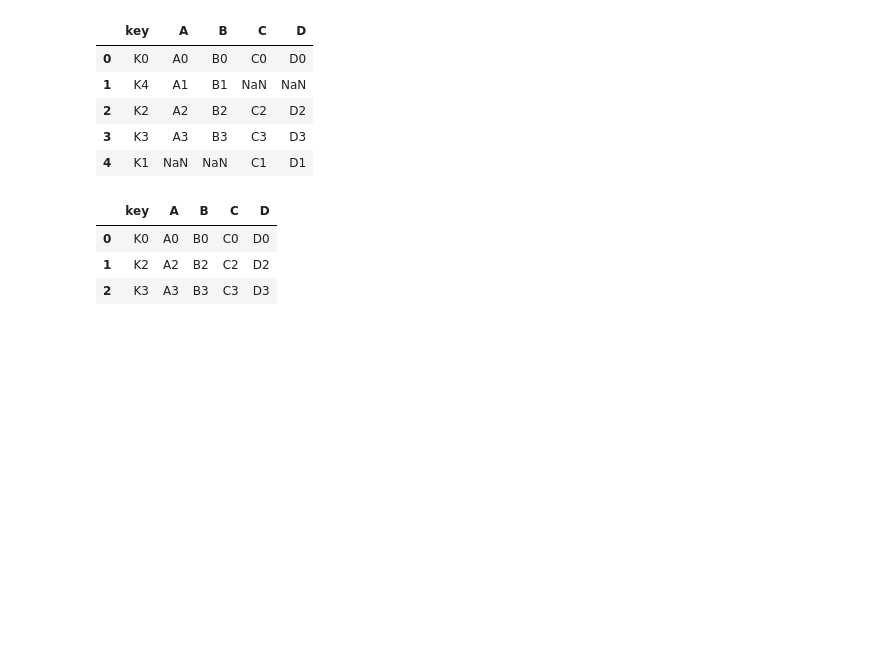
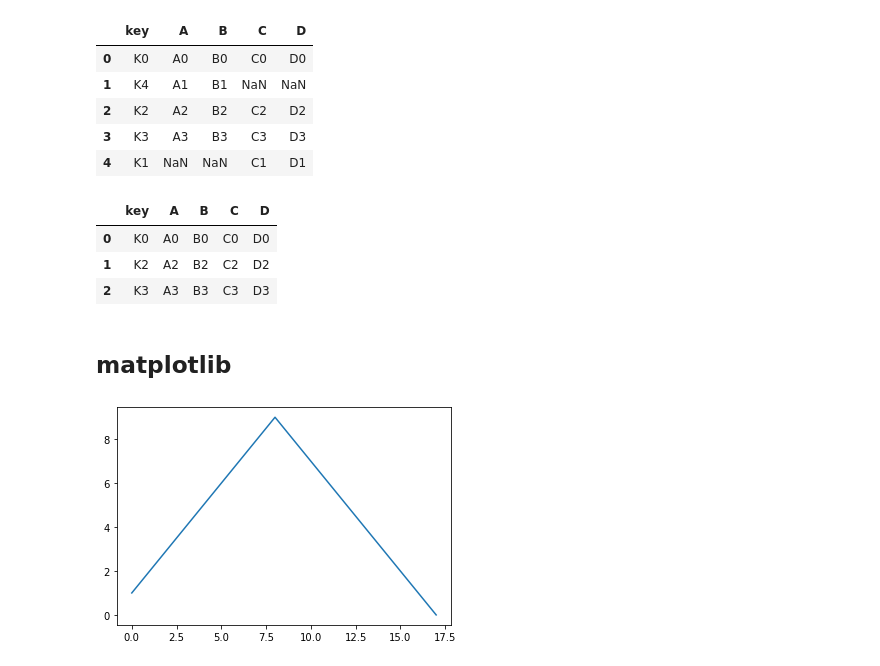
Before and after one commit to 2hongbi/ds-study, a Jupyter notebook: src/base_pandas_numpy.ipynb, the cells around one changed output. Cells and saved outputs as stored; diff of their text form; code cells hidden in the pictures; blank space fills up the shorter version.

```diff
--- a/src/base_pandas_numpy.ipynb
+++ b/src/base_pandas_numpy.ipynb
@@ -504,3 +504,5 @@ pd.merge(left, right, how='inner', on='key')
 | 0 | K0 | A0 | B0 | C0 | D0 |
 | 1 | K2 | A2 | B2 | C2 | D2 |
 | 2 | K3 | A3 | B3 | C3 | D3 |
+# %% [markdown]
+## matplotlib
@@ -506,0 +512,6 @@ pd.merge(left, right, how='inner', on='key')
+# %%
+plt.figure()
+plt.plot([1, 2, 3, 4, 5, 6, 7, 8, 9, 8, 7, 6, 5, 4, 3, 2, 1, 0])
+plt.show()
+# %% [output]
+[figure, added]
```
Also changed, not shown: parts of 23 cells of this notebook, 1 other file.
